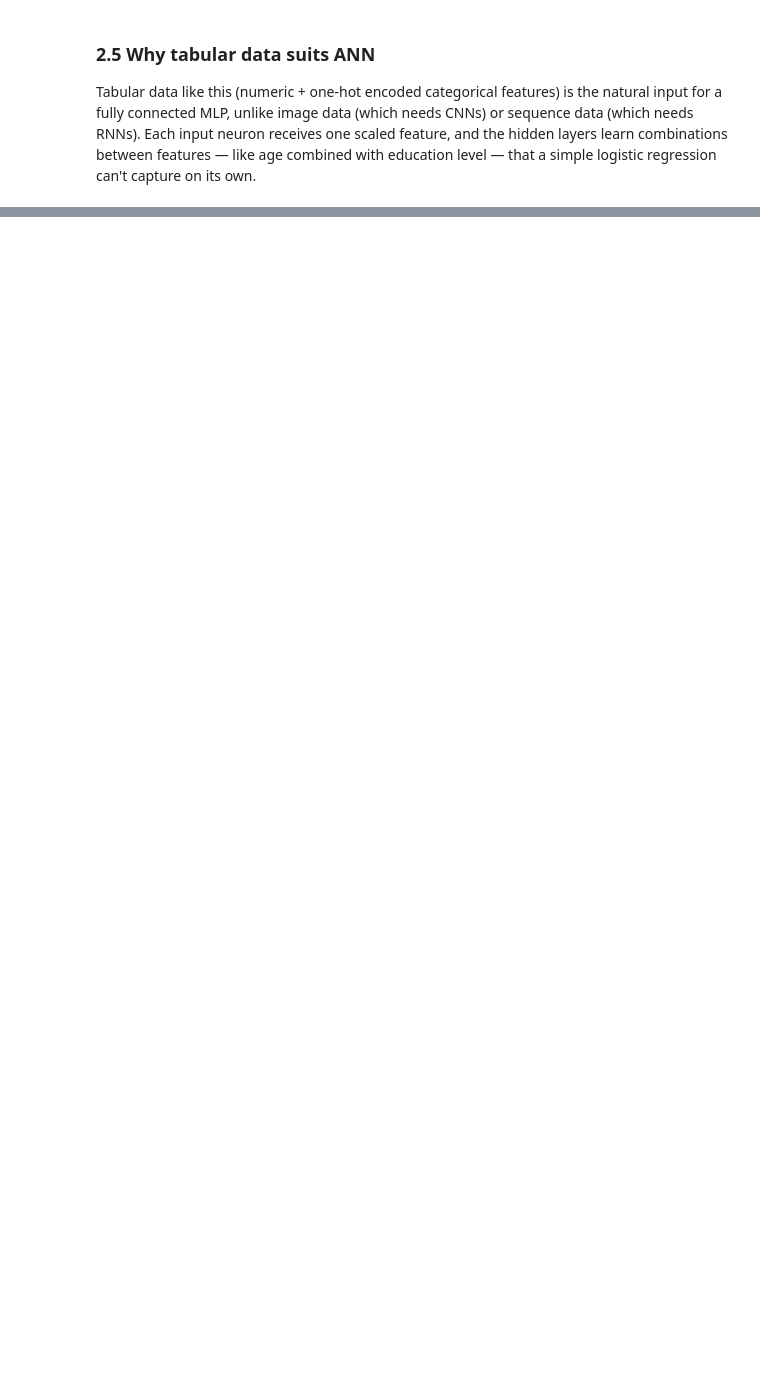
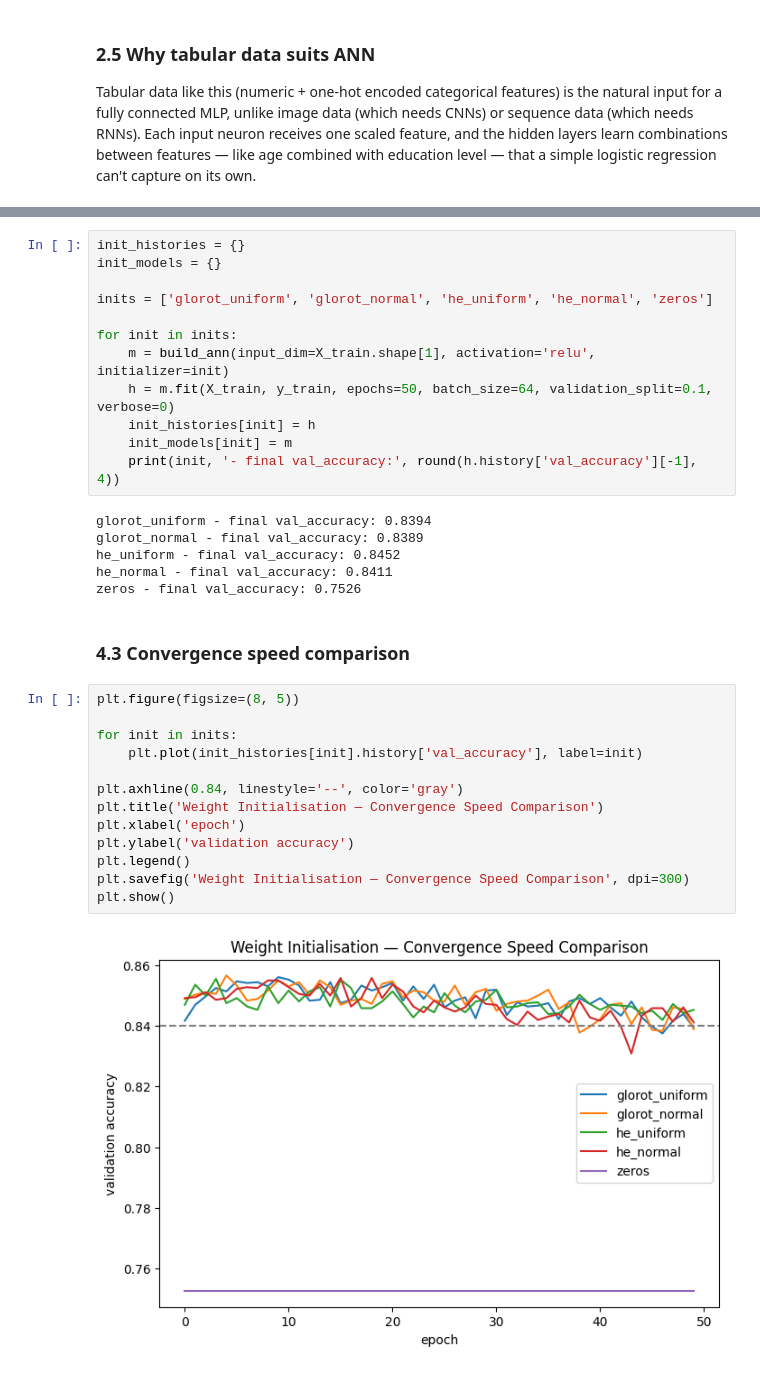
Before and after one commit to Maitrak-2661/Deep-Learning, a Jupyter notebook: PR-2/adult_census_income.ipynb, the cells around one changed output, grey strips where cells are left out. Saved outputs shown, nothing was run; the diff lists cells and outputs as text; blank space fills up the shorter version.

```diff
--- a/PR-2/adult_census_income.ipynb
+++ b/PR-2/adult_census_income.ipynb
@@ -305,0 +439,35 @@ capture on its own.
+# %%
+init_histories = {}
+init_models = {}
+
+inits = ['glorot_uniform', 'glorot_normal', 'he_uniform', 'he_normal', 'zeros']
+
+for init in inits:
+    m = build_ann(input_dim=X_train.shape[1], activation='relu', initializer=init)
+    h = m.fit(X_train, y_train, epochs=50, batch_size=64, validation_split=0.1, verbose=0)
+    init_histories[init] = h
+    init_models[init] = m
+    print(init, '- final val_accuracy:', round(h.history['val_accuracy'][-1], 4))
+# %% [output]
+glorot_uniform - final val_accuracy: 0.8394
+glorot_normal - final val_accuracy: 0.8389
+he_uniform - final val_accuracy: 0.8452
+he_normal - final val_accuracy: 0.8411
+zeros - final val_accuracy: 0.7526
+# %% [markdown]
+### 4.3 Convergence speed comparison
+# %%
+plt.figure(figsize=(8, 5))
+
+for init in inits:
+    plt.plot(init_histories[init].history['val_accuracy'], label=init)
+
+plt.axhline(0.84, linestyle='--', color='gray')
+plt.title('Weight Initialisation — Convergence Speed Comparison')
+plt.xlabel('epoch')
+plt.ylabel('validation accuracy')
+plt.legend()
+plt.savefig('Weight Initialisation — Convergence Speed Comparison', dpi=300)
+plt.show()
+# %% [output]
+[figure, added]
```
Also changed, not shown: parts of 61 cells of this notebook, 11 other files.
